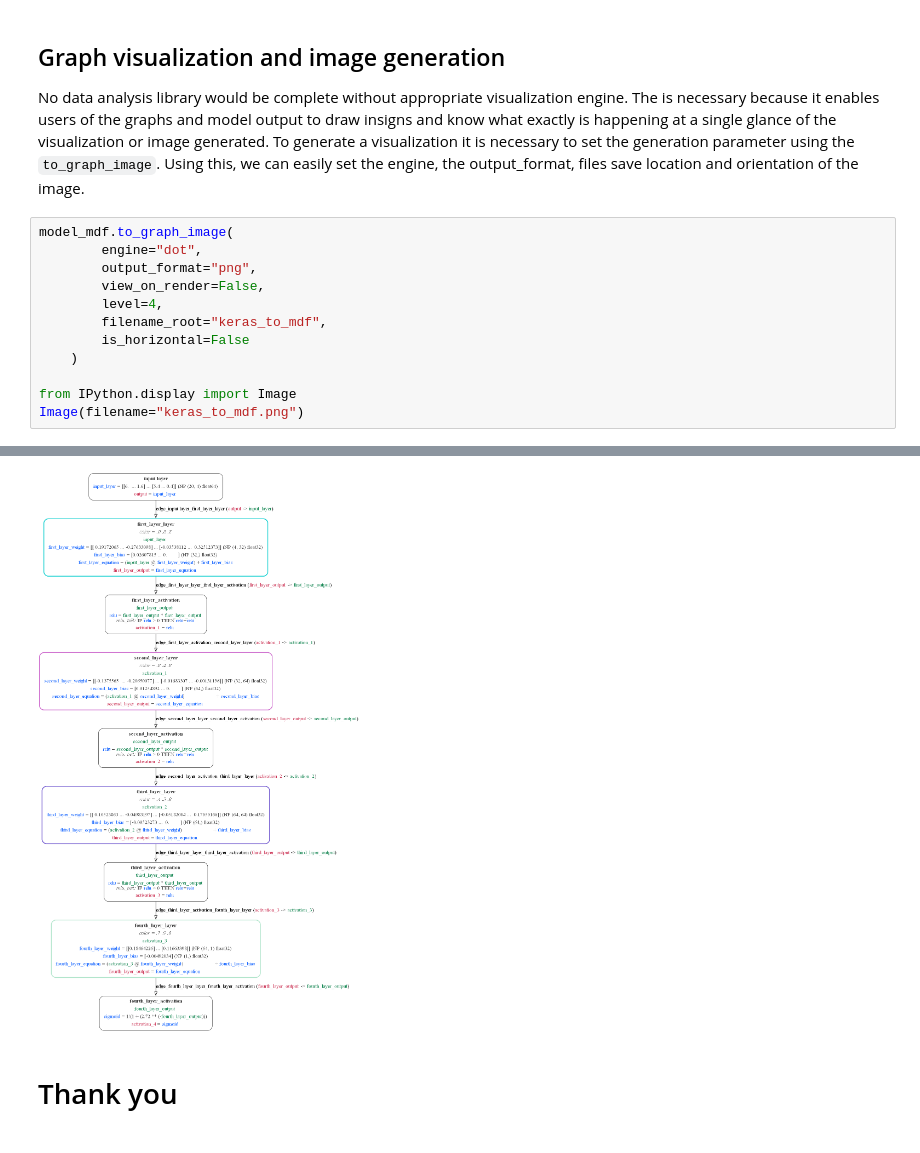
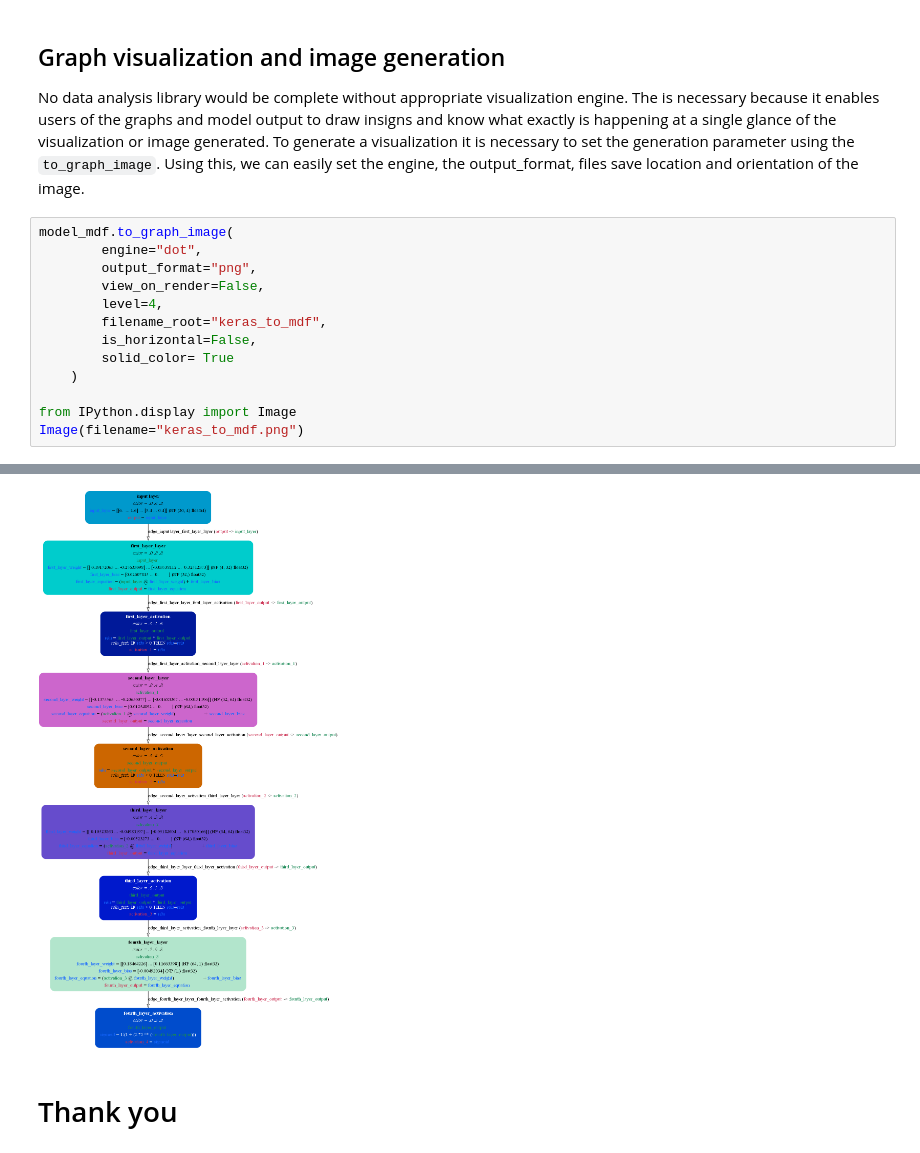
Before and after one commit to ModECI/MDF, a Jupyter notebook: Outreachy_application/Keras_to_mdf_using_Iris_data_set/keras_to_mdf.ipynb, the cells around one changed output, grey strips where cells are left out. Saved outputs shown, nothing was run; the diff lists cells and outputs as text.

Commit message:
added solid color to graph

```diff
--- a/Outreachy_application/Keras_to_mdf_using_Iris_data_set/keras_to_mdf.ipynb
+++ b/Outreachy_application/Keras_to_mdf_using_Iris_data_set/keras_to_mdf.ipynb
@@ -439,7 +440,8 @@ model_mdf.to_graph_image(
         view_on_render=False,
         level=4,
         filename_root="keras_to_mdf",
-        is_horizontal=False
+        is_horizontal=False,
+        solid_color= True
     )
 
 from IPython.display import Image
@@ -461,7 +465,7 @@ Converting .4 .3 .8 to hex color
     Edge: edge_third_layer_layer_third_layer_activation connects third_layer_layer to third_layer_activation
     Edge: edge_third_layer_activation_fourth_layer_layer connects third_layer_activation to fourth_layer_layer
     Edge: edge_fourth_layer_layer_fourth_layer_activation connects fourth_layer_layer to fourth_layer_activation
 Written graph image to: keras_to_mdf.png
-[figure, old version]
+[figure, new version]
 # %% [markdown]
 # Thank you
```
Also changed, not shown: parts of 7 cells of this notebook, 5 other files.
